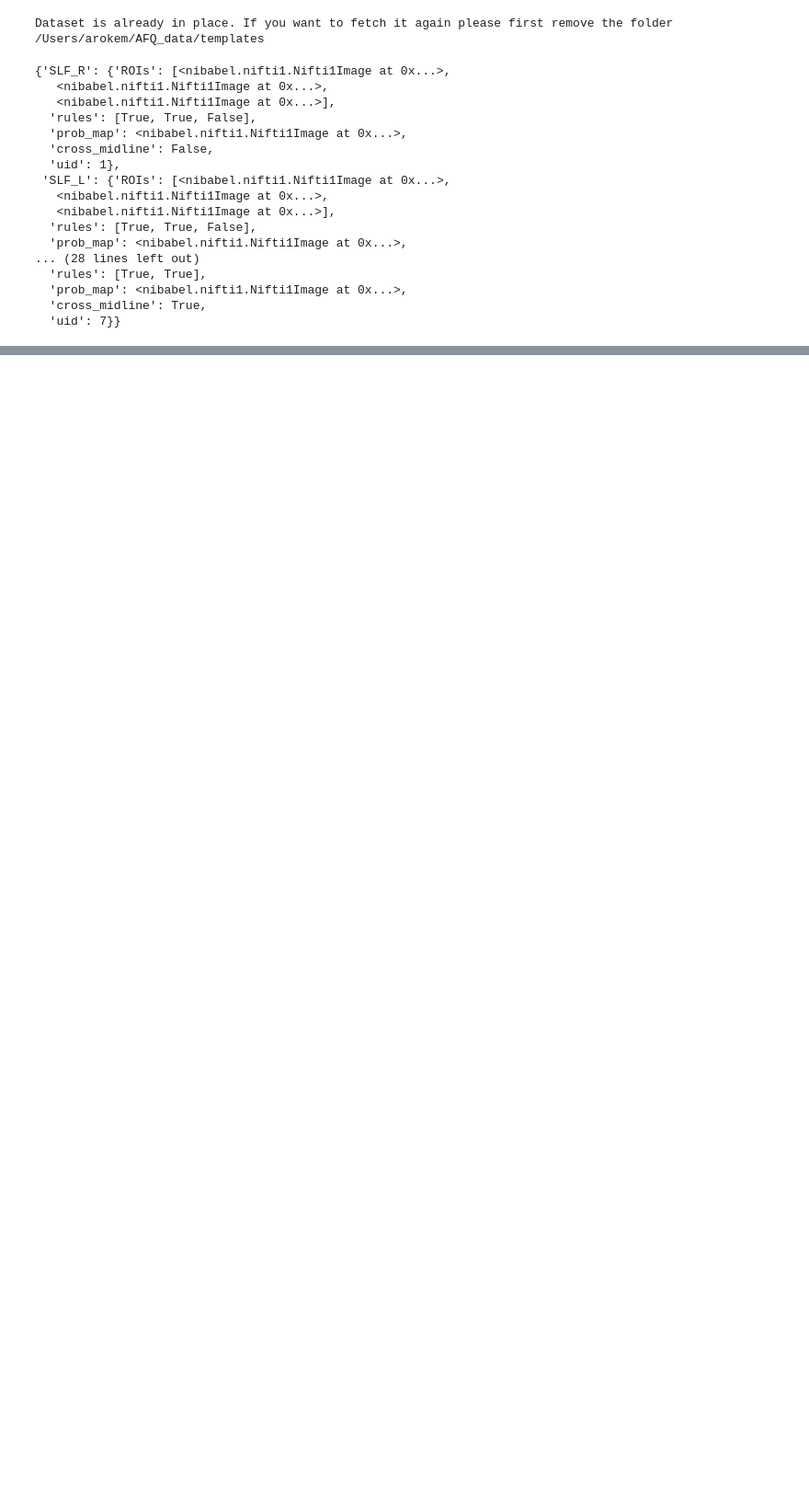
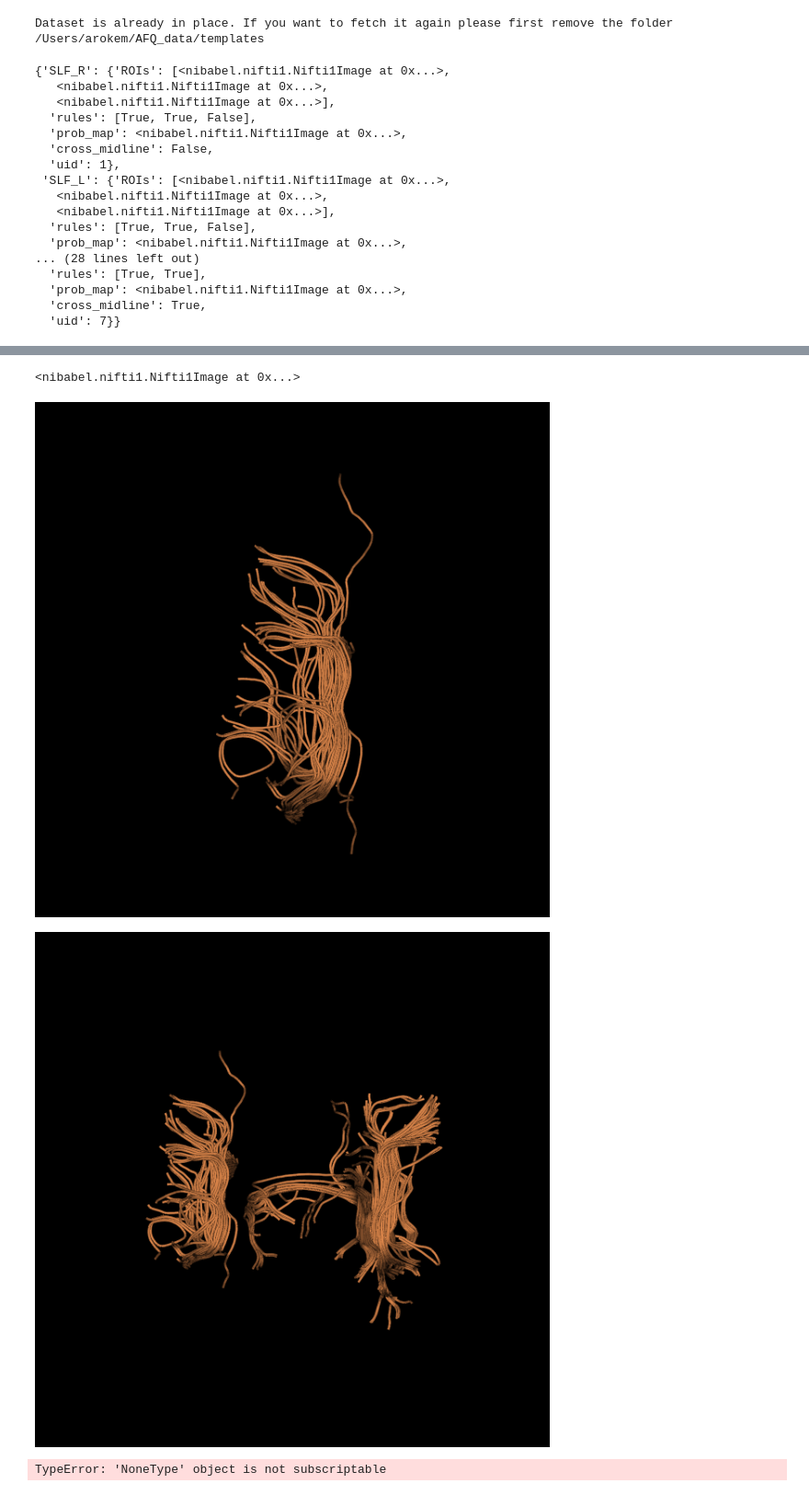
Before and after one commit to yeatmanlab/pyAFQ, a Jupyter notebook: doc/notebooks/afq-hcp-data.ipynb, the cells around one changed output, grey strips where cells are left out. Shown at 92% size. Cells and saved outputs as stored; diff of their text form; code cells hidden in the pictures; blank space fills up the shorter version.

```diff
--- a/doc/notebooks/afq-hcp-data.ipynb
+++ b/doc/notebooks/afq-hcp-data.ipynb
@@ -87,7 +122,15 @@ ren = afv.visualize_volume(b0, inline=True, interact=True, ren=ren)
+# %%
+myafq.bundle_dict['SLF_L']['ROIs'][2]
+# %% [output]
+<nibabel.nifti1.Nifti1Image at 0x...>
 # %%
 ren = afv.visualize_bundles(myafq.bundles[0], bundle=myafq.bundle_dict['SLF_L']['uid'], interact=False)
 ren = afv.visualize_bundles(myafq.bundles[0], bundle=myafq.bundle_dict['SLF_R']['uid'], ren=ren, interact=False)
-#ren = afv.visualize_roi(myafq.bundle_dict['SLF_L']['ROIs'][2], ren=ren, interact=True);
+ren = afv.visualize_roi(myafq.bundle_dict['SLF_L']['ROIs'][2], ren=ren, interact=True);
+# %% [output]
+[figure, added]
+[figure, added]
+TypeError: 'NoneType' object is not subscriptable
 # %%
 debug
 # %%
```
Also changed, not shown: parts of 7 cells of this notebook, 3 other files.
